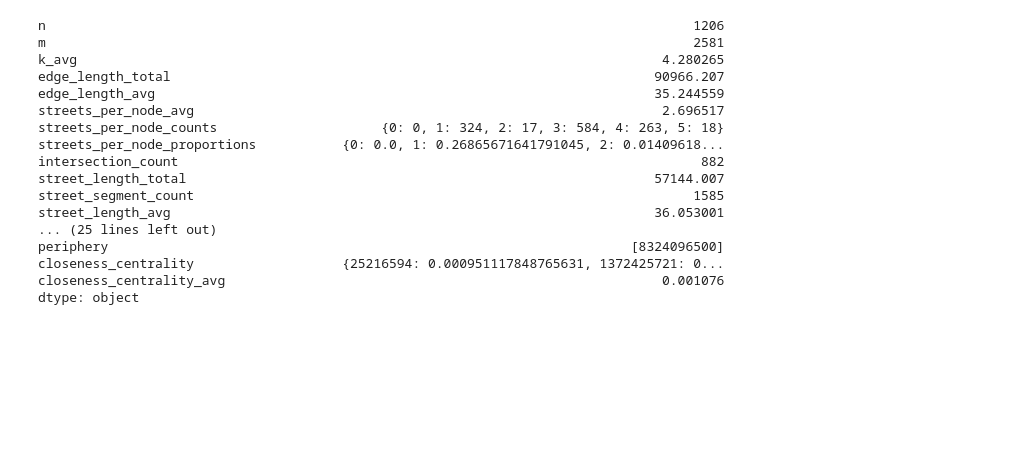
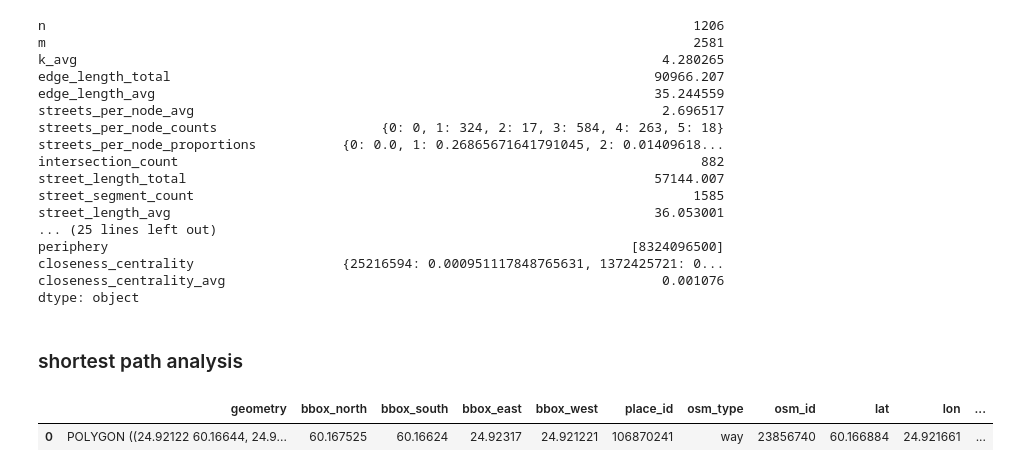
Before and after one commit to Joe-Degs/AutoGIS, a Jupyter notebook: lesson6/network_analysis.ipynb, the cells around one changed output. Saved outputs shown, nothing was run; the diff lists cells and outputs as text; code cells hidden in the pictures; blank space fills up the shorter version.

Commit message:
network analysis

```diff
--- a/lesson6/network_analysis.ipynb
+++ b/lesson6/network_analysis.ipynb
@@ -179,3 +179,12 @@ periphery                                                                   [832
 closeness_centrality                   {25216594: 0.000951117848765631, 1372425721: 0...
 closeness_centrality_avg                                                        0.001076
 dtype: object
+# %% [markdown]
+### shortest path analysis
+# %%
+placename = "Maria 01, Helsinki"
+geocoded_place = ox.geocode_to_gdf(placename)
+geocoded_place
+# %% [output]
+|  | geometry | bbox_north | bbox_south | bbox_east | bbox_west | place_id | osm_type | osm_id | lat | lon | ... |
+| 0 | POLYGON ((24.92122 60.16644, 24.9... | 60.167525 | 60.16624 | 24.92317 | 24.921221 | 106870241 | way | 23856740 | 60.166884 | 24.921661 | ... |
```
Also changed, not shown: parts of 21 cells of this notebook, 8 other files.
